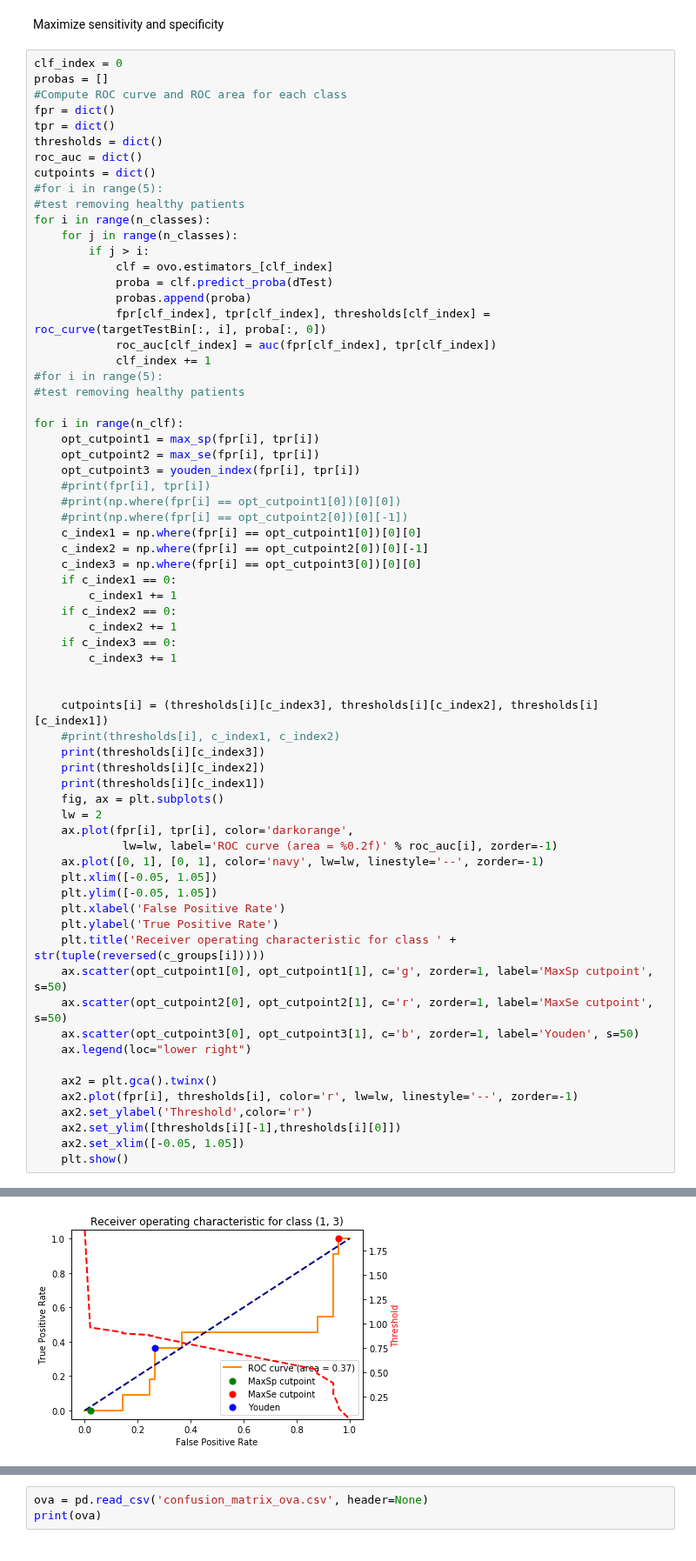
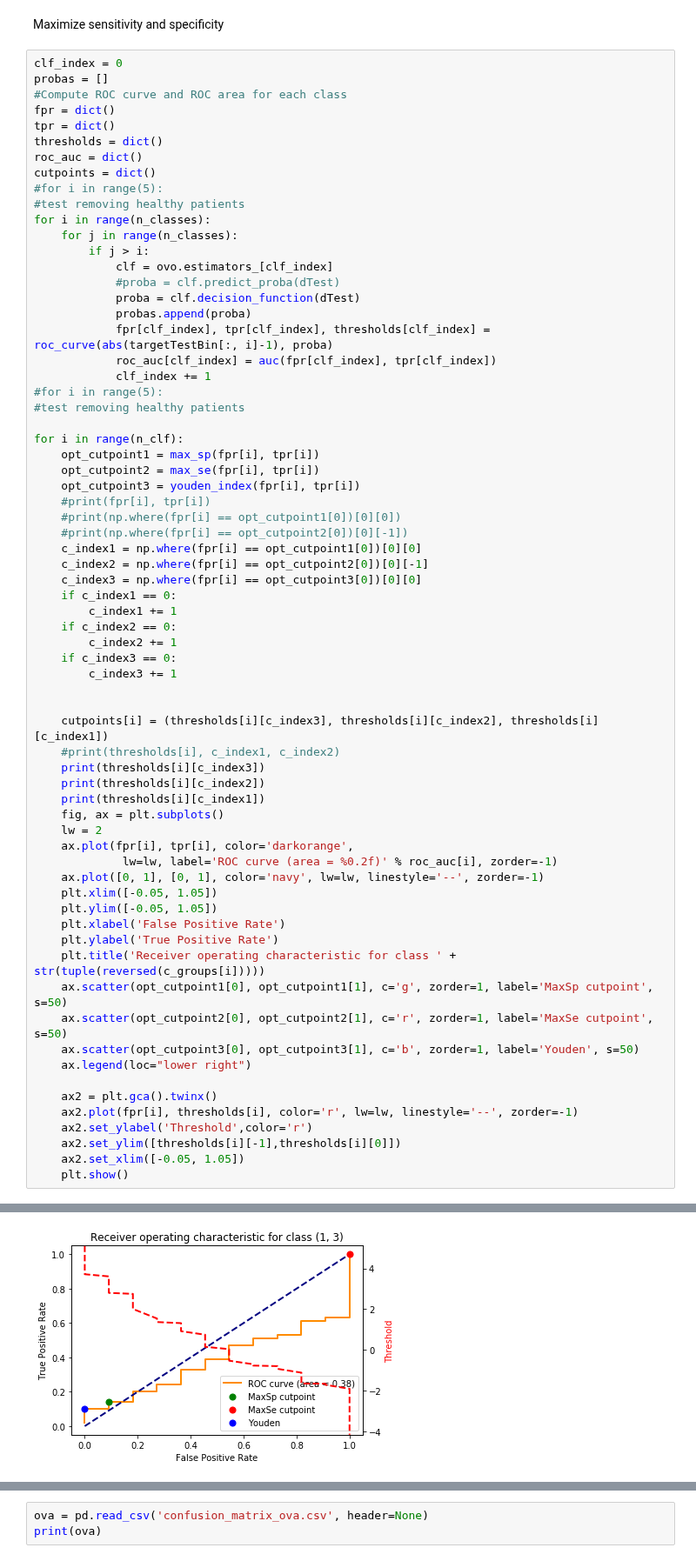
Before and after one commit to gabrielmatos26/Ova-and-Ava-classifiers, a Jupyter notebook: synthetic_data_ovo.ipynb, the cells around one changed output, grey strips where cells are left out. Shown at 87% size. Saved outputs shown, nothing was run; the diff lists cells and outputs as text.

Commit message:
changed roc curve to use decision function values

```diff
--- a/synthetic_data_ovo.ipynb
+++ b/synthetic_data_ovo.ipynb
@@ -227,9 +227,10 @@ for i in range(n_classes):
     for j in range(n_classes):
         if j > i:
             clf = ovo.estimators_[clf_index]
-            proba = clf.predict_proba(dTest)
+            #proba = clf.predict_proba(dTest)
+            proba = clf.decision_function(dTest)
             probas.append(proba)
-            fpr[clf_index], tpr[clf_index], thresholds[clf_index] = roc_curve(targetTestBin[:, i], proba[:, 0])
+            fpr[clf_index], tpr[clf_index], thresholds[clf_index] = roc_curve(abs(targetTestBin[:, i]-1), proba)
             roc_auc[clf_index] = auc(fpr[clf_index], tpr[clf_index])
             clf_index += 1
 #for i in range(5):
@@ -306,4 +307,4 @@ for i in range(n_clf):
-[figure, old version]
+[figure, new version]
 ... (8 outputs left out)
 # %%
 class_votes = np.zeros(targetTestBin.shape)
```
Also changed, not shown: parts of 3 cells of this notebook.
